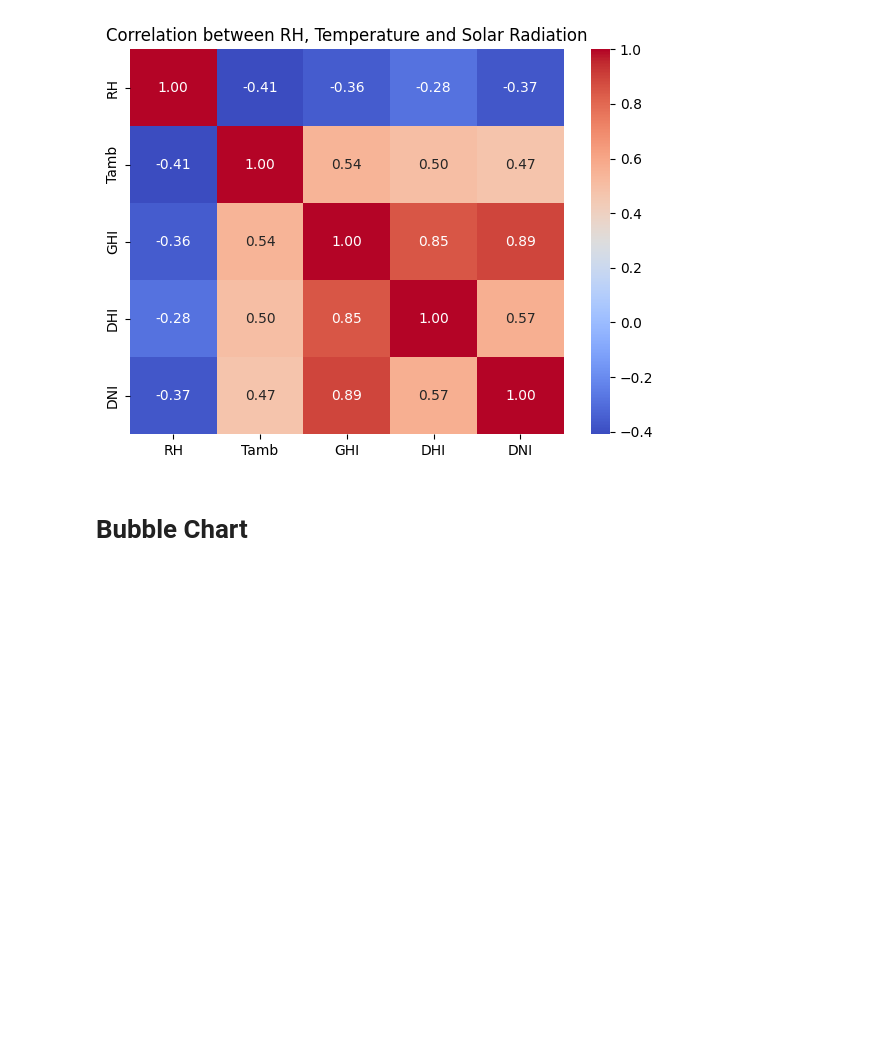
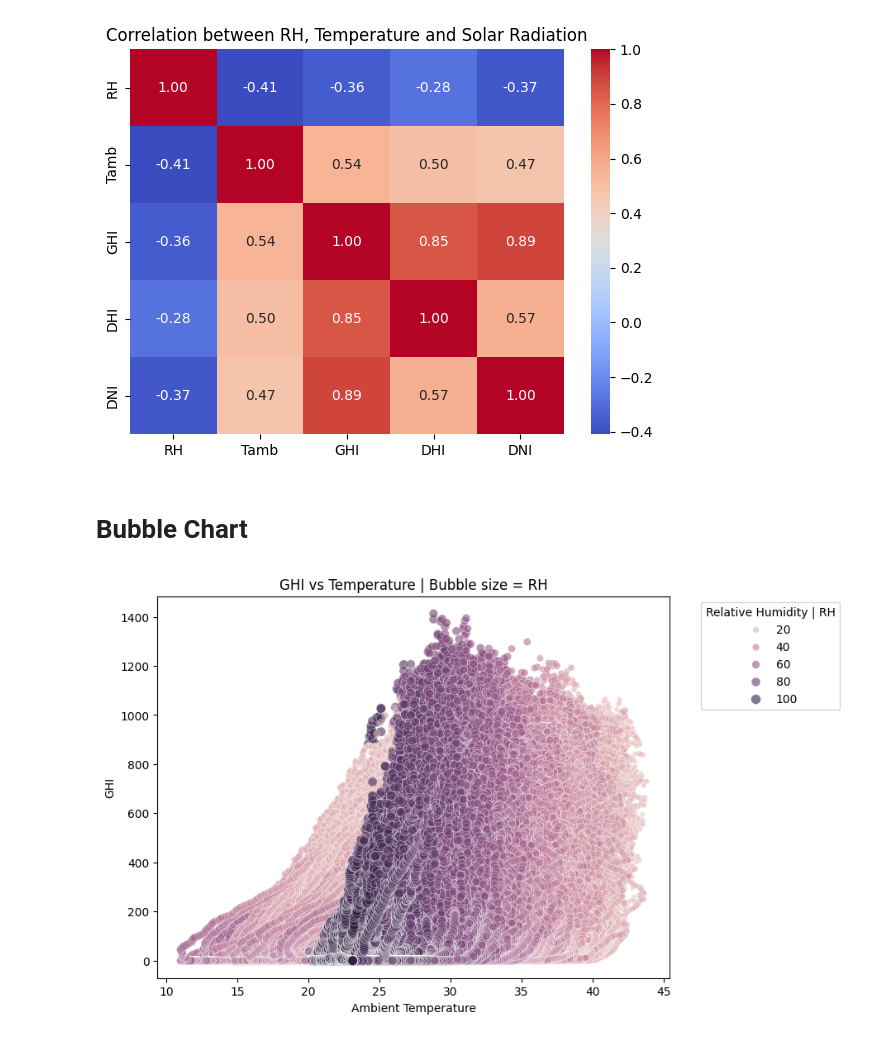
Before and after one commit to abelfx/solar-challenge-week1, a Jupyter notebook: notebooks/benin_eda.ipynb, the cells around one changed output. Cells and saved outputs as stored; diff of their text form; code cells hidden in the pictures; blank space fills up the shorter version.

Commit message:
Bubble chart: eda-benin profiling, cleaning and eda complete

```diff
--- a/notebooks/benin_eda.ipynb
+++ b/notebooks/benin_eda.ipynb
@@ -376,3 +376,21 @@ plt.show()
 [figure]
 # %% [markdown]
 # Bubble Chart
+# %%
+# GHI vs Tamb with bubble size = RH
+plt.figure(figsize=(8,6))
+sns.scatterplot(
+    data=df,
+    x="Tamb",
+    y="GHI",
+    size="RH",
+    hue='RH',
+    alpha=0.6,
+)
+plt.title("GHI vs Temperature | Bubble size = RH")
+plt.xlabel("Ambient Temperature")
+plt.ylabel("GHI")
+plt.legend(title="Relative Humidity | RH", bbox_to_anchor=(1.05, 1), loc="upper left")
+plt.show()
+# %% [output]
+[figure, added]
```
